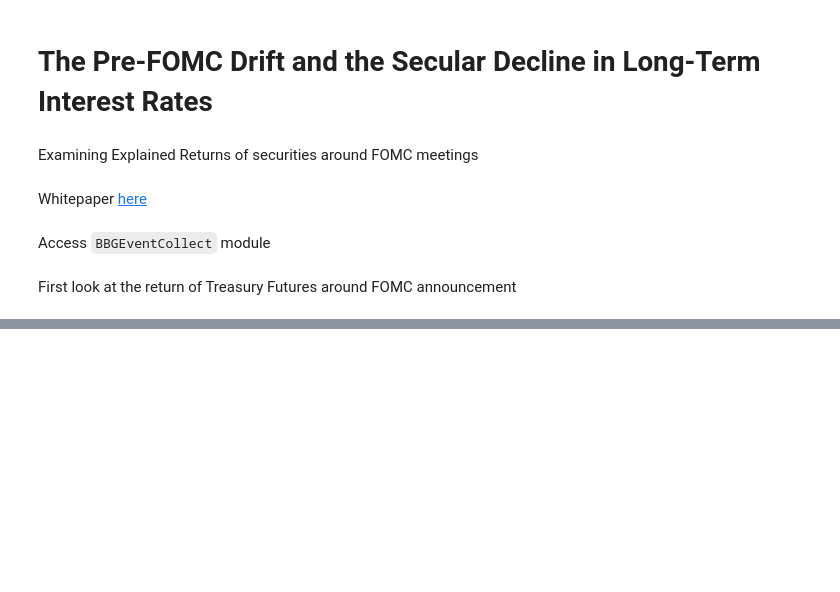
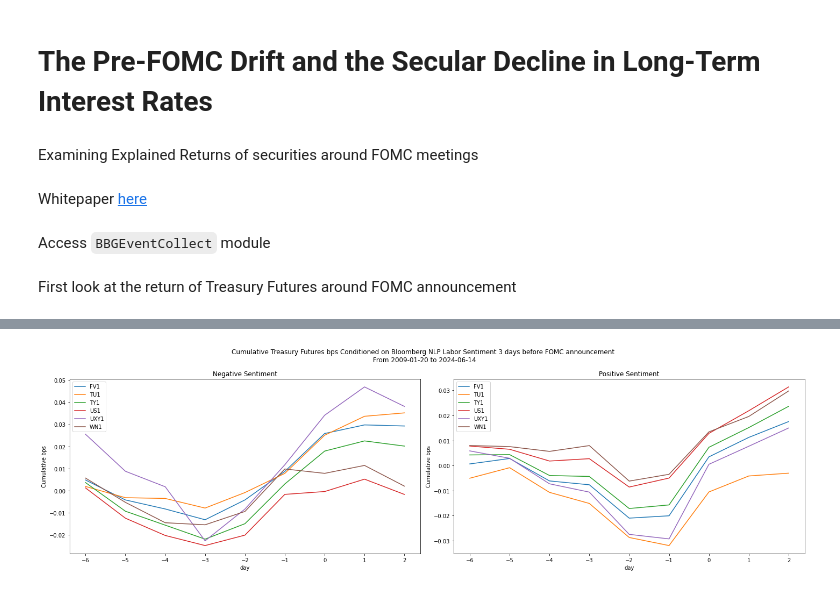
Before and after one commit to diegodalvarez/FOMCDrift, a Jupyter notebook: root/FOMCReturns.ipynb, the cells around one changed output, grey strips where cells are left out. Cells and saved outputs as stored; diff of their text form; code cells hidden in the pictures; blank space fills up the shorter version.

```diff
--- a/root/FOMCReturns.ipynb
+++ b/root/FOMCReturns.ipynb
@@ -134,0 +264,39 @@ plot_cumulative_bps(df_cum_bps)
+# %%
+def cumulative_sentiment_bps(df_fill_benlp: pd.DataFrame) -> pd.DataFrame:
+
+    sentiment_dict = {
+        "neg": "Negative Sentiment",
+        "pos": "Positive Sentiment"}
+
+    fig, axes = plt.subplots(ncols = len(sentiment_dict.keys()), figsize = (20,6))
+
+    df_plot = (df_fill_benlp[
+        ["day", "security", "bps", "labor_sentiment"]].
+        groupby(["labor_sentiment", "day", "security"]).
+        agg("mean").
+        reset_index().
+        assign(security = lambda x: x.security.str.split(" ").str[0]))
+
+    for sentiment, ax in zip(sentiment_dict.keys(), axes.flatten()):
+
+        (df_plot.query(
+            "labor_sentiment == @sentiment").
+            drop(columns = ["labor_sentiment"]).
+            pivot(index = "day", columns = "security", values = "bps").
+            cumsum().
+            plot(
+                ax = ax,
+                ylabel = "Cumulative bps",
+                title = sentiment_dict[sentiment]))
+
+        ax.legend(loc = "upper left")
+
+    fig.suptitle("Cumulative Treasury Futures bps Conditioned on Bloomberg NLP Labor Sentiment 3 days before FOMC announcement\n From {} to {}".format(
+        df_fill_benlp.date.min(),
+        df_fill_benlp.date.max()))
+
+    plt.tight_layout()
+
+cumulative_sentiment_bps(df_fill_benlp)
+# %% [output]
+[figure, added]
```
Also changed, not shown: parts of 15 cells of this notebook, 1 other file.
